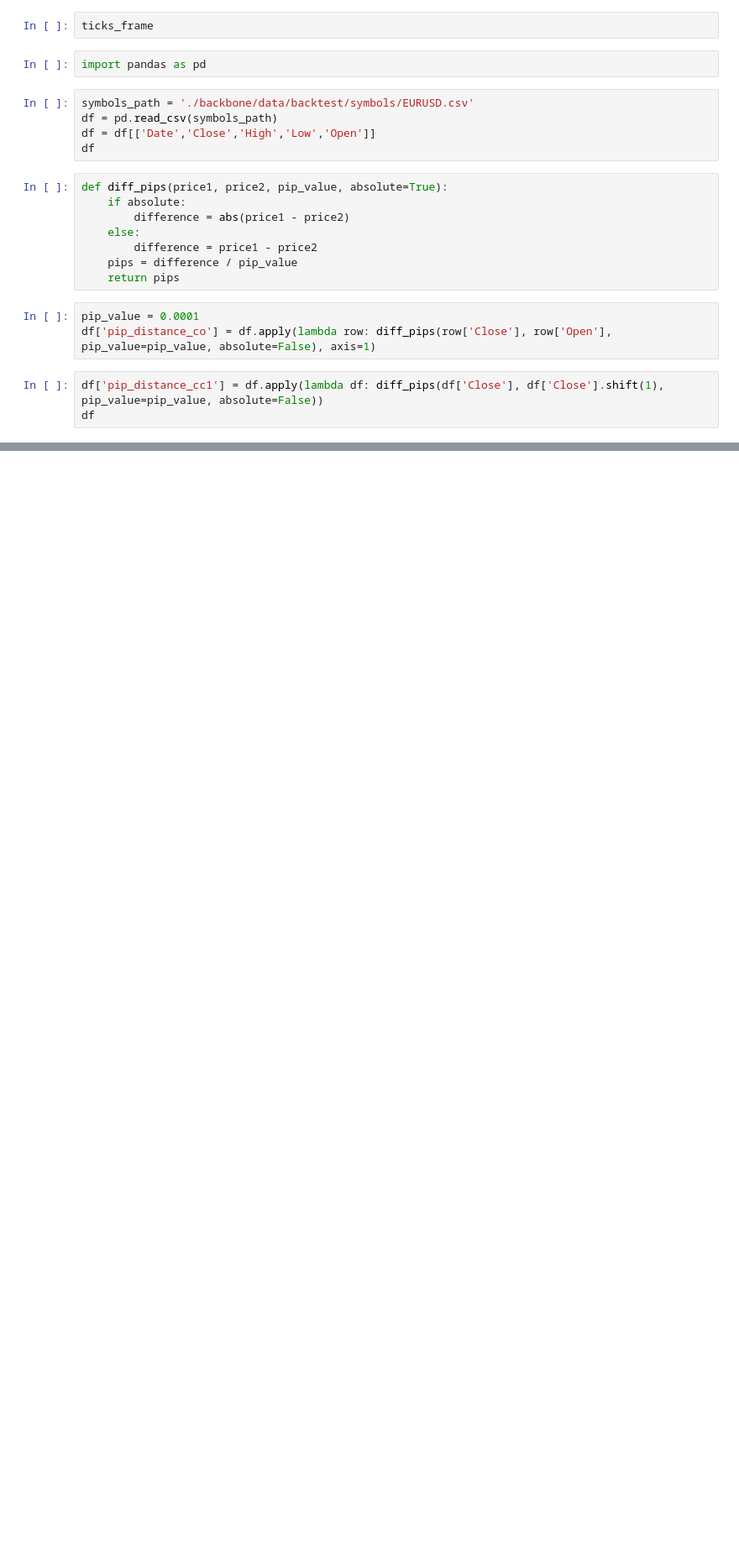
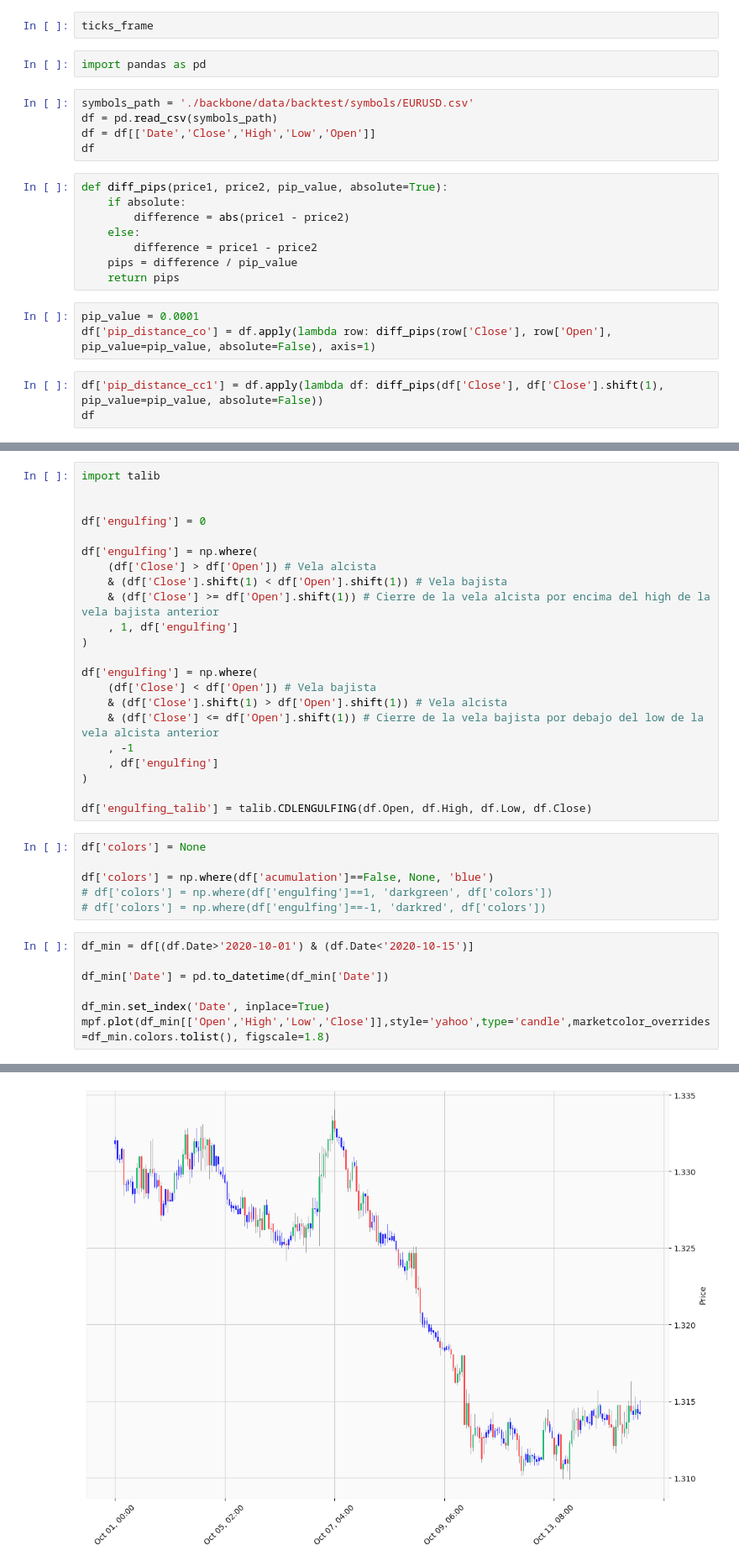
Before and after one commit to SaidJacobo/forex_ml_bot, a Jupyter notebook: notebooks/Pruebillas.ipynb, the cells around one changed output, grey strips where cells are left out. Shown at 84% size. Cells and saved outputs as stored; diff of their text form; blank space fills up the shorter version.

```diff
--- a/notebooks/Pruebillas.ipynb
+++ b/notebooks/Pruebillas.ipynb
@@ -768,0 +906,36 @@ df
+# %%
+import talib
+
+
+df['engulfing'] = 0
+
+df['engulfing'] = np.where(
+    (df['Close'] > df['Open']) # Vela alcista
+    & (df['Close'].shift(1) < df['Open'].shift(1)) # Vela bajista
+    & (df['Close'] >= df['Open'].shift(1)) # Cierre de la vela alcista por encima del high de la vela bajista anterior
+    , 1, df['engulfing']
+)
+
+df['engulfing'] = np.where(
+    (df['Close'] < df['Open']) # Vela bajista
+    & (df['Close'].shift(1) > df['Open'].shift(1)) # Vela alcista
+    & (df['Close'] <= df['Open'].shift(1)) # Cierre de la vela bajista por debajo del low de la vela alcista anterior
+    , -1
+    , df['engulfing']
+)
+
+df['engulfing_talib'] = talib.CDLENGULFING(df.Open, df.High, df.Low, df.Close)
+# %%
+df['colors'] = None
+
+df['colors'] = np.where(df['acumulation']==False, None, 'blue')
+# df['colors'] = np.where(df['engulfing']==1, 'darkgreen', df['colors'])
+# df['colors'] = np.where(df['engulfing']==-1, 'darkred', df['colors'])
+# %%
+df_min = df[(df.Date>'2020-10-01') & (df.Date<'2020-10-15')]
+
+df_min['Date'] = pd.to_datetime(df_min['Date'])
+
+df_min.set_index('Date', inplace=True)
+mpf.plot(df_min[['Open','High','Low','Close']],style='yahoo',type='candle',marketcolor_overrides=df_min.colors.tolist(), figscale=1.8)
+# %% [output]
@@ -768,0 +947 @@ df
+[figure, added]
```
Also changed, not shown: parts of 15 cells of this notebook, 9 other files.
